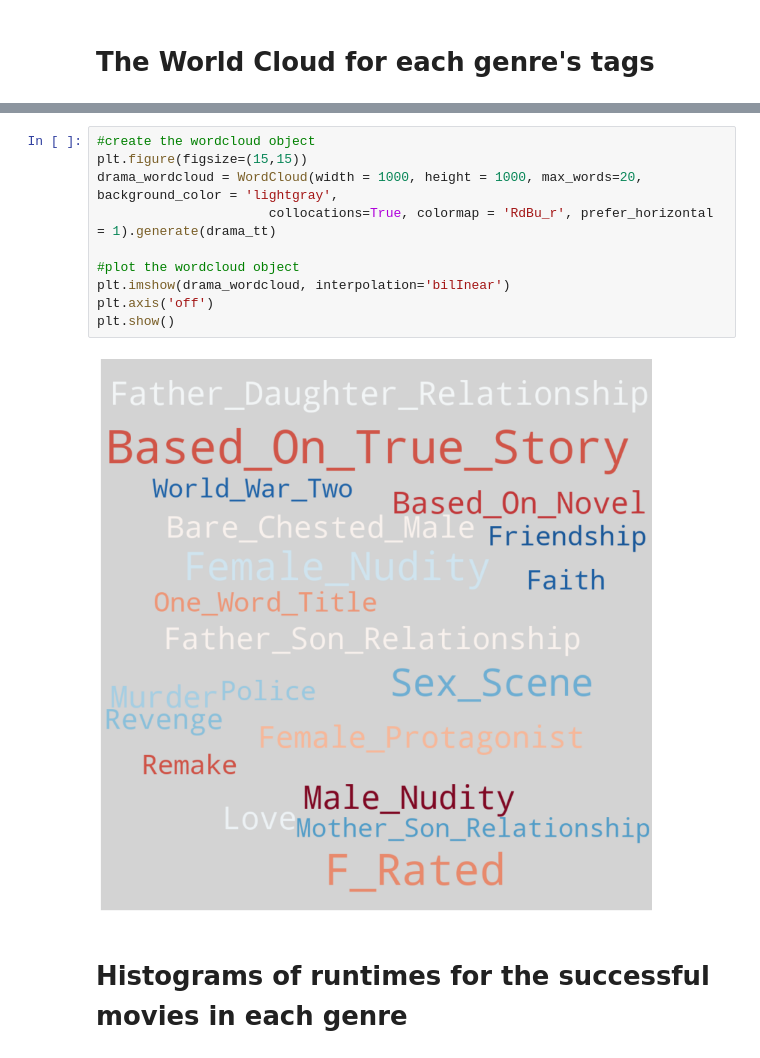
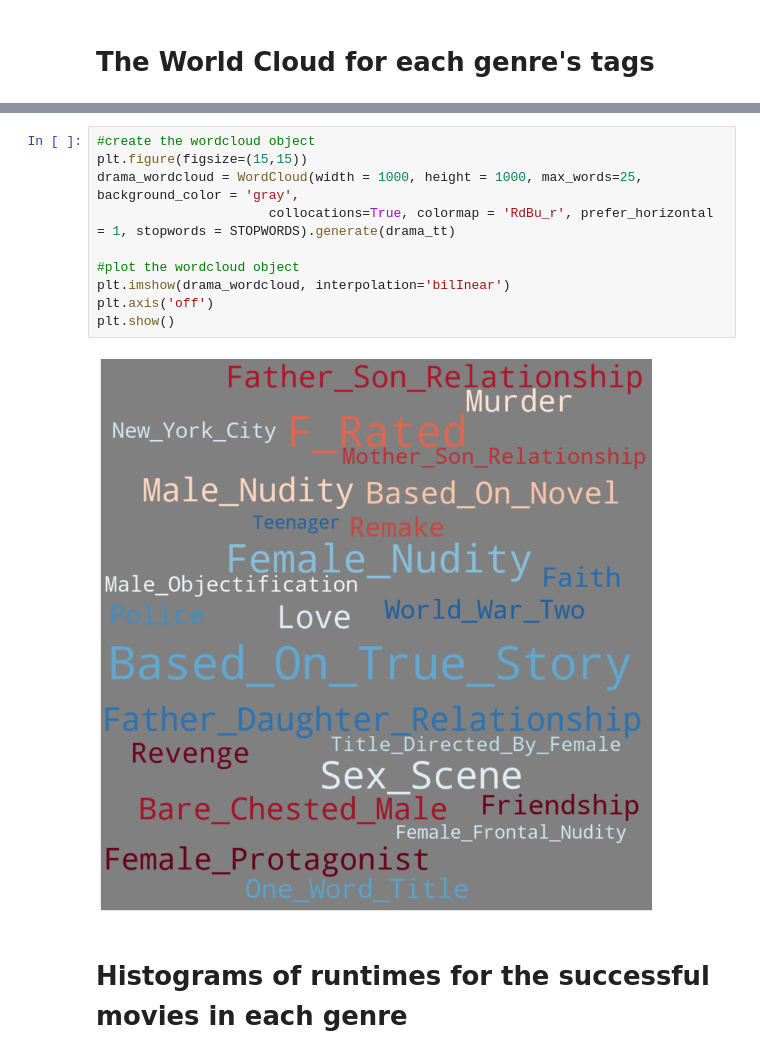
Before and after one commit to kjkahalley/optimal-film-analysis, a Jupyter notebook: master_notebook_kk.ipynb, the cells around one changed output, grey strips where cells are left out. Cells and saved outputs as stored; diff of their text form.

```diff
--- a/master_notebook_kk.ipynb
+++ b/master_notebook_kk.ipynb
@@ -335,15 +342,15 @@ plt.show()
 # %%
 #create the wordcloud object
 plt.figure(figsize=(15,15))
-drama_wordcloud = WordCloud(width = 1000, height = 1000, max_words=20, background_color = 'lightgray',
-                      collocations=True, colormap = 'RdBu_r', prefer_horizontal = 1).generate(drama_tt)
+drama_wordcloud = WordCloud(width = 1000, height = 1000, max_words=25, background_color = 'gray',
+                      collocations=True, colormap = 'RdBu_r', prefer_horizontal = 1, stopwords = STOPWORDS).generate(drama_tt)
 
 #plot the wordcloud object
 plt.imshow(drama_wordcloud, interpolation='bilInear')
 plt.axis('off')
 plt.show()
 # %% [output]
-[figure, old version]
+[figure, new version]
 # %% [markdown]
 # Histograms of runtimes for the successful movies in each genre
 # %%
```
Also changed, not shown: parts of 39 cells of this notebook.
